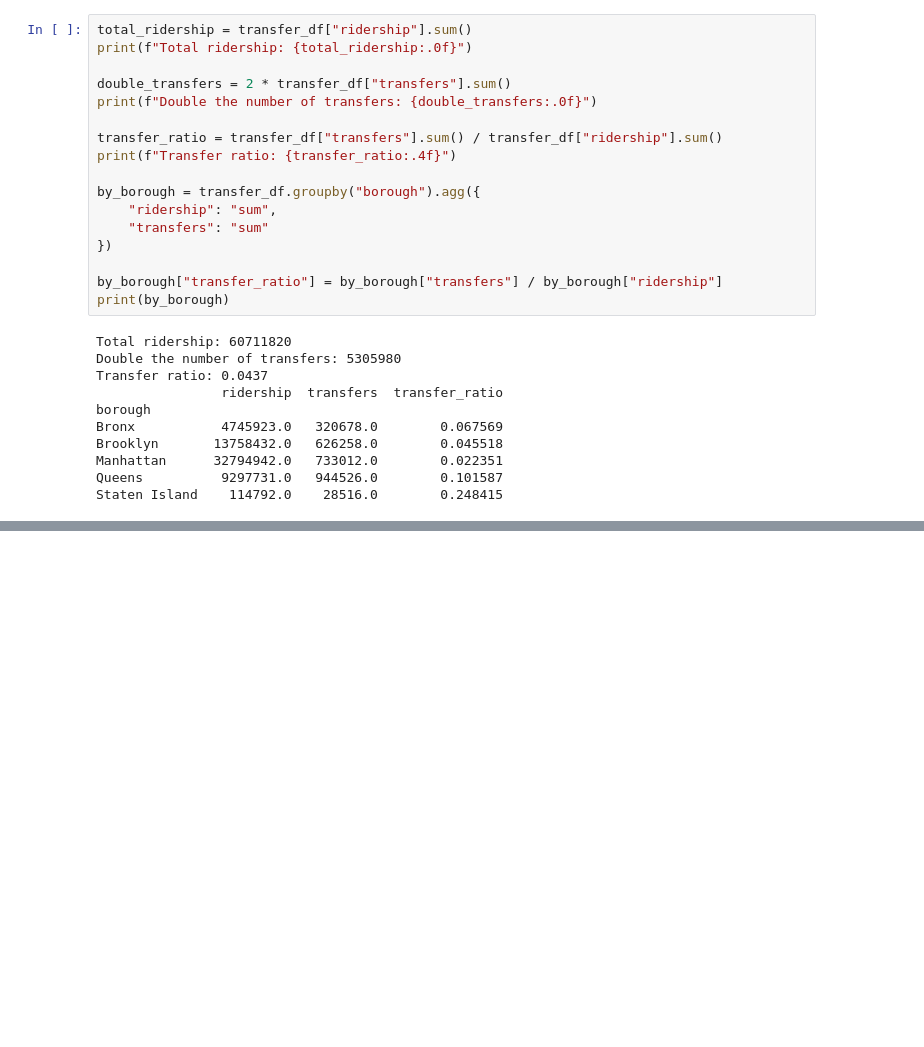
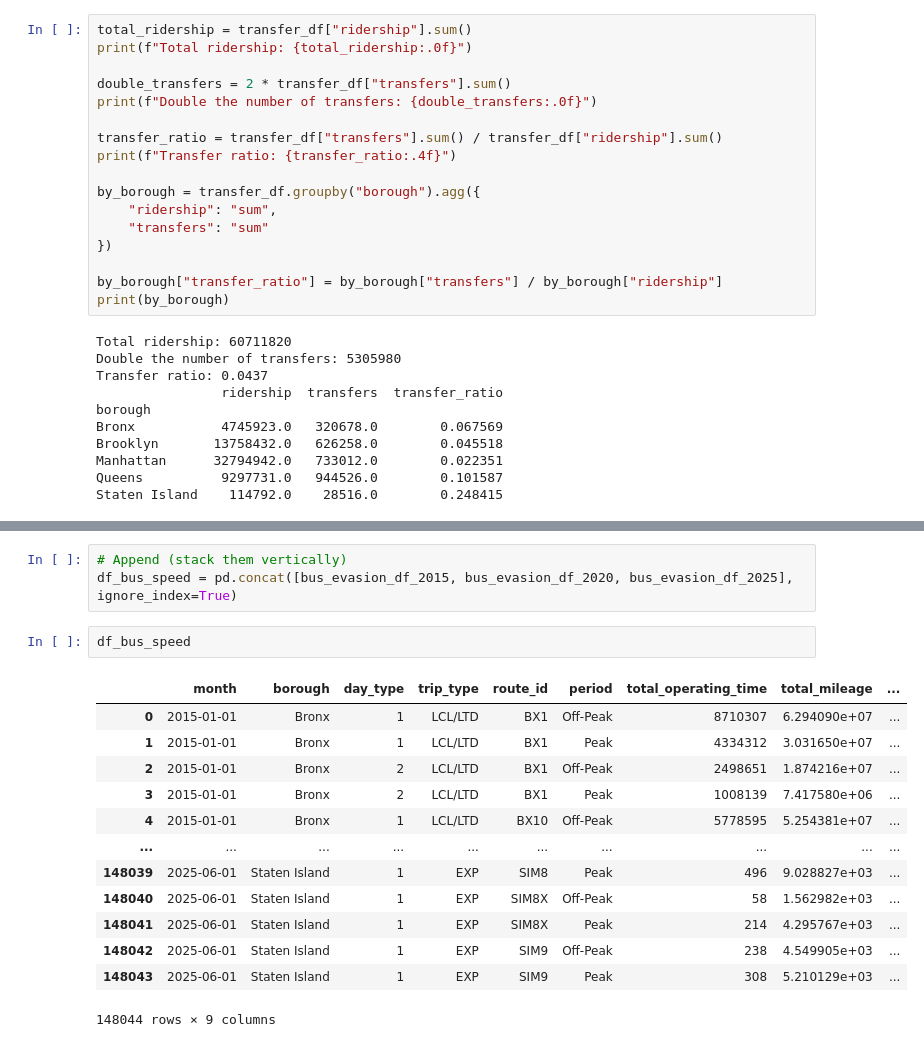
Before and after one commit to djbrown227/fare_evasion, a Jupyter notebook: notebooks/02_data_cleaning.ipynb, the cells around one changed output, grey strips where cells are left out. Cells and saved outputs as stored; diff of their text form; blank space fills up the shorter version.

```diff
--- a/notebooks/02_data_cleaning.ipynb
+++ b/notebooks/02_data_cleaning.ipynb
@@ -665,0 +674,19 @@ Staten Island    114792.0    28516.0        0.248415
+# %%
+# Append (stack them vertically)
+df_bus_speed = pd.concat([bus_evasion_df_2015, bus_evasion_df_2020, bus_evasion_df_2025], ignore_index=True)
+# %%
+df_bus_speed
+# %% [output]
+|  | month | borough | day_type | trip_type | route_id | period | total_operating_time | total_mileage | ... |
+| 0 | 2015-01-01 | Bronx | 1 | LCL/LTD | BX1 | Off-Peak | 8710307 | 6.294090e+07 | ... |
+| 1 | 2015-01-01 | Bronx | 1 | LCL/LTD | BX1 | Peak | 4334312 | 3.031650e+07 | ... |
+| 2 | 2015-01-01 | Bronx | 2 | LCL/LTD | BX1 | Off-Peak | 2498651 | 1.874216e+07 | ... |
+| 3 | 2015-01-01 | Bronx | 2 | LCL/LTD | BX1 | Peak | 1008139 | 7.417580e+06 | ... |
+| 4 | 2015-01-01 | Bronx | 1 | LCL/LTD | BX10 | Off-Peak | 5778595 | 5.254381e+07 | ... |
+| ... | ... | ... | ... | ... | ... | ... | ... | ... | ... |
+| 148039 | 2025-06-01 | Staten Island | 1 | EXP | SIM8 | Peak | 496 | 9.028827e+03 | ... |
+| 148040 | 2025-06-01 | Staten Island | 1 | EXP | SIM8X | Off-Peak | 58 | 1.562982e+03 | ... |
+| 148041 | 2025-06-01 | Staten Island | 1 | EXP | SIM8X | Peak | 214 | 4.295767e+03 | ... |
+| 148042 | 2025-06-01 | Staten Island | 1 | EXP | SIM9 | Off-Peak | 238 | 4.549905e+03 | ... |
+| 148043 | 2025-06-01 | Staten Island | 1 | EXP | SIM9 | Peak | 308 | 5.210129e+03 | ... |
+148044 rows × 9 columns
```
Also changed, not shown: parts of 11 cells of this notebook, 3 other files.
